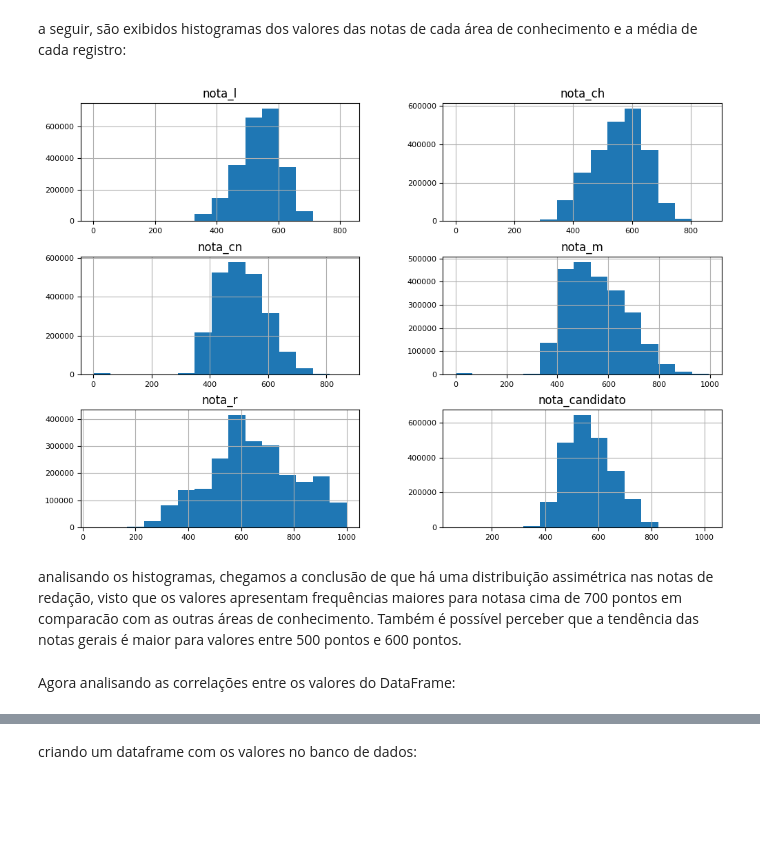
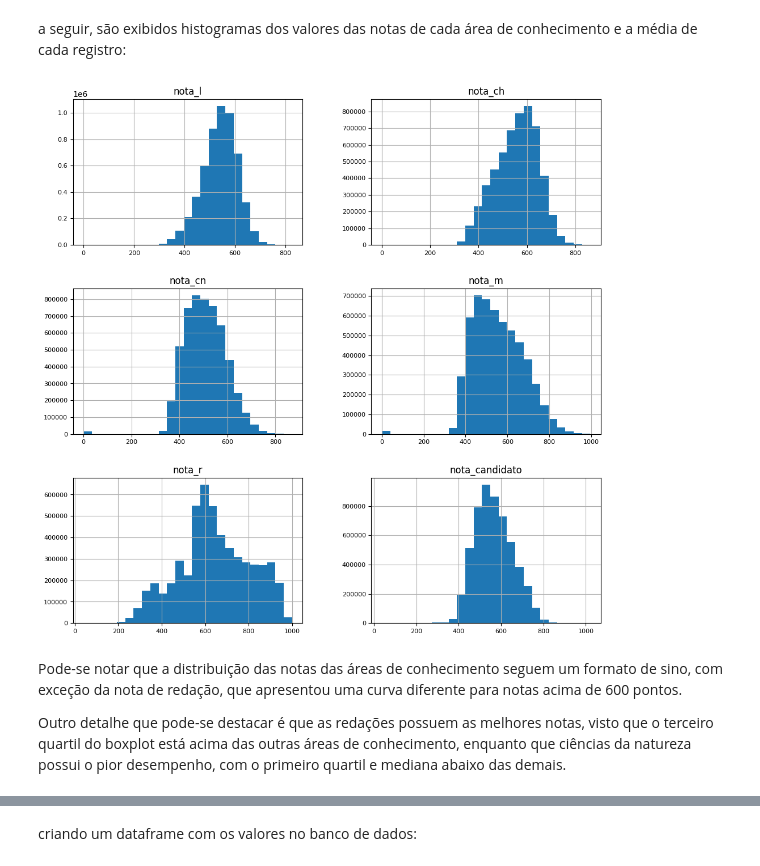
Before and after one commit to ChRxT09/projeto_integrador_3, a Jupyter notebook: notebooks/main.ipynb, the cells around one changed output, grey strips where cells are left out. Saved outputs shown, nothing was run; the diff lists cells and outputs as text; code cells hidden in the pictures; blank space fills up the shorter version.

```diff
--- a/notebooks/main.ipynb
+++ b/notebooks/main.ipynb
@@ -18,18 +22,11 @@ criando um dataframe consultando os valores de notas no banco de dados:
 # %%
 df = pd.read_sql('''
   select
-    id,
     sd.peso_l,
     sd.peso_ch,
     sd.peso_cn,
     sd.peso_m,
     sd.peso_r,
-    sd.nota_minima_l,
-    sd.nota_minima_ch,
-    sd.nota_minima_cn,
-    sd.nota_minima_m,
-    sd.nota_minima_r,
-    sd.media_minima,
     sd.nota_l,
     sd.nota_ch,
     sd.nota_cn,
@@ -40,10 +37,9 @@ df = pd.read_sql('''
     sd.nota_cn_com_peso,
     sd.nota_m_com_peso,
     sd.nota_r_com_peso,
-    sd.nota_candidato,
-    sd.nota_corte
+    sd.nota_candidato
   from sisu_nota sd
-  tablesample bernoulli(15)
+  tablesample bernoulli(35)
   ''', con=CONN)
 # %% [markdown]
 verificando os tipos de valores existentes no data frame:
@@ -125,10 +158,10 @@ a seguir, são exibidos histogramas dos valores das notas de cada área de conhe
 # %%
 
 notas_sem_pesos = df[['nota_l', 'nota_ch', 'nota_cn', 'nota_m', 'nota_r', 'nota_candidato']]
-notas_sem_pesos.hist(figsize=(12, 8), bins=15, xlabelsize=8, ylabelsize=8);
+notas_sem_pesos.hist(figsize=(12, 12), bins=25, xlabelsize=8, ylabelsize=8);
 # %% [output]
-[figure, old version]
+[figure, new version]
-# %% [markdown]
-analisando os histogramas, chegamos a conclusão de que há uma distribuição assimétrica nas notas de redação, visto que os valores apresentam frequências maiores para notasa cima de 700 pontos em comparacão com as outras áreas de conhecimento. Também é possível perceber que a tendência das notas gerais é maior para valores entre 500 pontos e 600 pontos.
-# %% [markdown]
-Agora analisando as correlações entre os valores do DataFrame:
+# %% [markdown]
+Pode-se notar que a distribuição das notas das áreas de conhecimento seguem um formato de sino, com exceção da nota de redação, que apresentou uma curva diferente para notas acima de 600 pontos.
+
+Outro detalhe que pode-se destacar é que as redações possuem as melhores notas, visto que o terceiro quartil do boxplot está acima das outras áreas de conhecimento, enquanto que ciências da natureza possui o pior desempenho, com o primeiro  quartil e mediana abaixo das demais.
```
Also changed, not shown: parts of 59 cells of this notebook.
